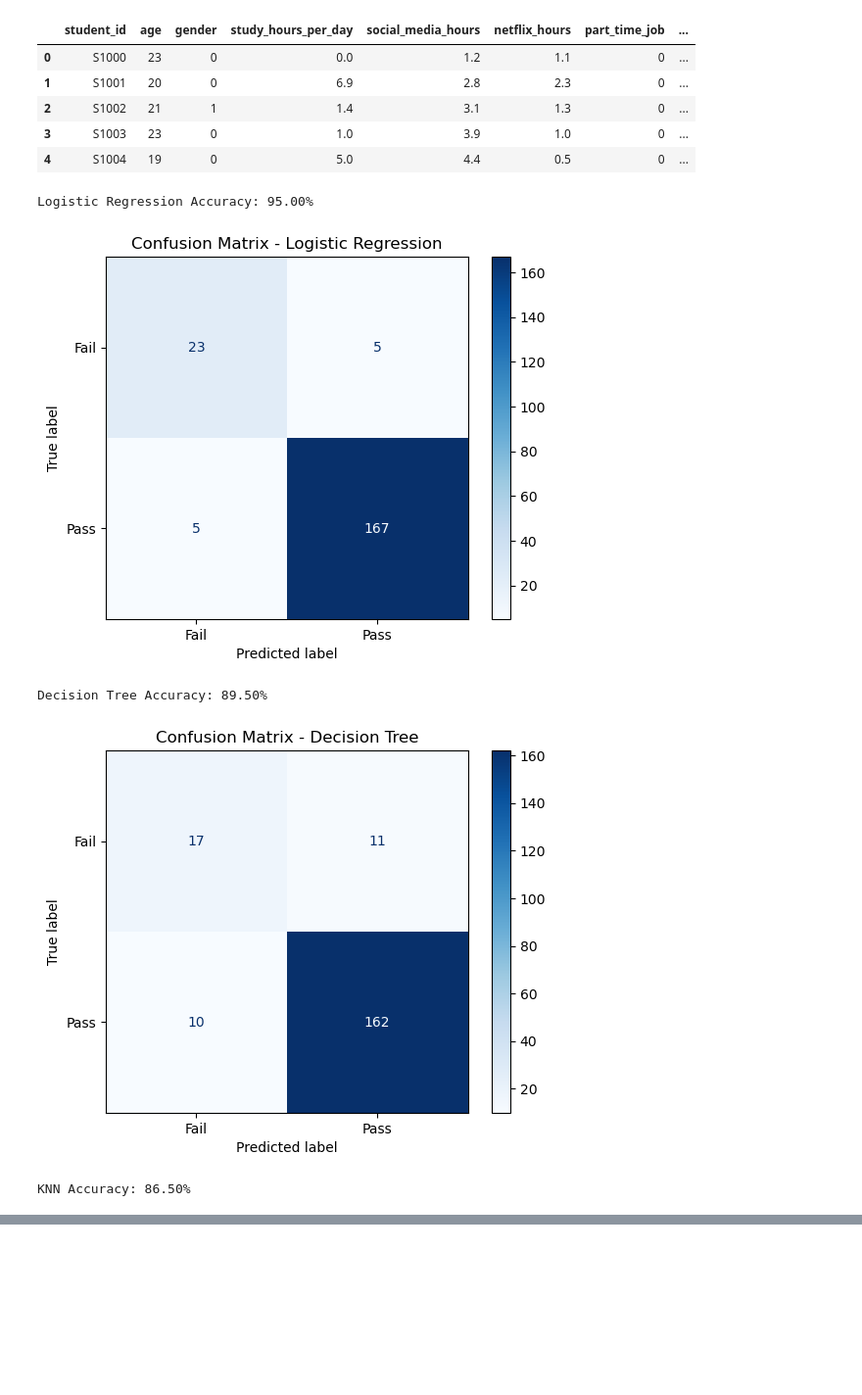
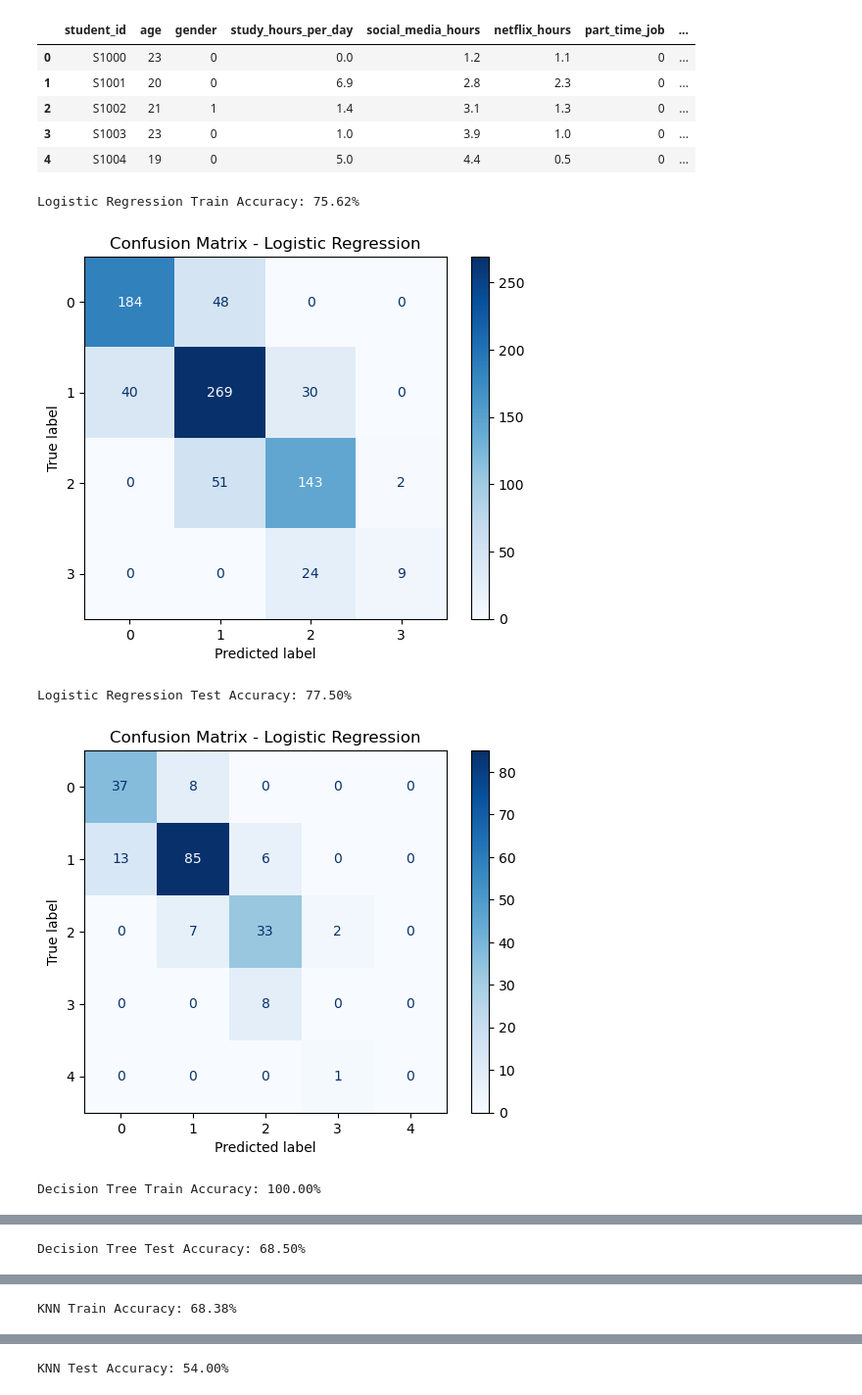
Before and after one commit to chaudhary-dotcom/ML, a Jupyter notebook: Habits$grades.ipynb, the cells around one changed output, grey strips where cells are left out. Shown at 98% size. Drawn from its saved outputs; the diff is of its cells as text; code cells hidden in the pictures; blank space fills up the shorter version.

Commit message:
Student habbits and grade predication project

```diff
--- a/Habits$grades.ipynb
+++ b/Habits$grades.ipynb
@@ -186,7 +188,7 @@ df.head()
 | 3 | S1003 | 23 | Female | 1.0 | 3.9 | 1.0 | No | ... |
 | 4 | S1004 | 19 | Female | 5.0 | 4.4 | 0.5 | No | ... |
 # %%
-categorical_cols = ['gender', 'part_time_job', 'diet_quality', 'exercise_frequency', 'parental_education_level', 'internet_quality', 'mental_health_rating', 'extracurricular_participation']
+categorical_cols = ['gender', 'part_time_job', 'diet_quality', 'exercise_frequency', 'parental_education_level', 'internet_quality', 'extracurricular_participation']
 le = LabelEncoder()
 for col in categorical_cols:
     df[col] = le.fit_transform(df[col])
@@ -202,34 +204,61 @@ df.head()
 # %%
 # feature target split
 X = df.drop(['student_id', 'exam_score'], axis=1)
-y = (df['exam_score'] >= 50).astype(int)   #Binary classification: Pass/Fail
+
+def assign_grade(score):
+    if 80 <= score <=100:
+        return 'A Grade'
+    elif 60 <= score < 80:
+        return 'B Grade'
+    elif 40 <= score < 60:
+        return 'C Grade'
+    elif 20 <= score < 40:
+        return 'D Grade'
+    else:
+        return 'E Grade'
+
+y = [assign_grade(score) for score in df['exam_score']]
+
+y = le.fit_transform(y)
 
 #Train Test Split
 X_train, X_test, y_train, y_test = train_test_split(X, y, test_size=0.2, random_state=42)
 # %%
 # Models to evaluate
 models = {
-    'Logistic Regression': LogisticRegression(max_iter=1000),
+    'Logistic Regression': LogisticRegression(),
     'Decision Tree': DecisionTreeClassifier(),
     'KNN': KNeighborsClassifier()
 }
 # %%
 # Training, evaluting, confusion matriX displAY
 for name, model in models.items():
     model.fit(X_train, y_train)
-    preds = model.predict(X_test)
-    acc = accuracy_score(y_test, preds) * 100
-    cm = confusion_matrix(y_test, preds)
+    pred_train = model.predict(X_train)
+    preds_test = model.predict(X_test)
+    test_acc = accuracy_score(y_test, preds_test) * 100
+    train_acc = accuracy_score(pred_train,y_train) * 100
 
-    print(f'{name} Accuracy: {acc:.2f}%')
 
-    dispp = ConfusionMatrixDisplay(confusion_matrix=cm, display_labels=['Fail', 'Pass'])
+    train_cm = confusion_matrix(y_train, pred_train)
+    test_cm = confusion_matrix(y_test, preds_test)
+
+    print(f'{name} Train Accuracy: {train_acc:.2f}%')
+
+    dispp = ConfusionMatrixDisplay(confusion_matrix=train_cm)
     dispp.plot(cmap='Blues')
     plt.title(f'Confusion Matrix - {name}')
     plt.show()
+
+    print(f'{name} Test Accuracy: {test_acc:.2f}%')
+
+    dispp = ConfusionMatrixDisplay(confusion_matrix=test_cm)
+    dispp.plot(cmap='Blues')
+    plt.title(f'Confusion Matrix - {name}')
+    plt.show()
 # %% [output]
-Logistic Regression Accuracy: 95.00%
+Logistic Regression Train Accuracy: 75.62%
-[figure, old version]
+[figure, new version]
-Decision Tree Accuracy: 89.50%
+Logistic Regression Test Accuracy: 77.50%
-[figure, old version]
+[figure, new version]
-KNN Accuracy: 86.50%
+Decision Tree Train Accuracy: 100.00%
@@ -236,0 +266 @@ KNN Accuracy: 86.50%
+Decision Tree Test Accuracy: 68.50%
@@ -236,0 +268 @@ KNN Accuracy: 86.50%
+KNN Train Accuracy: 68.38%
@@ -236,0 +270 @@ KNN Accuracy: 86.50%
+KNN Test Accuracy: 54.00%
```
Also changed, not shown: parts of 13 cells of this notebook.
